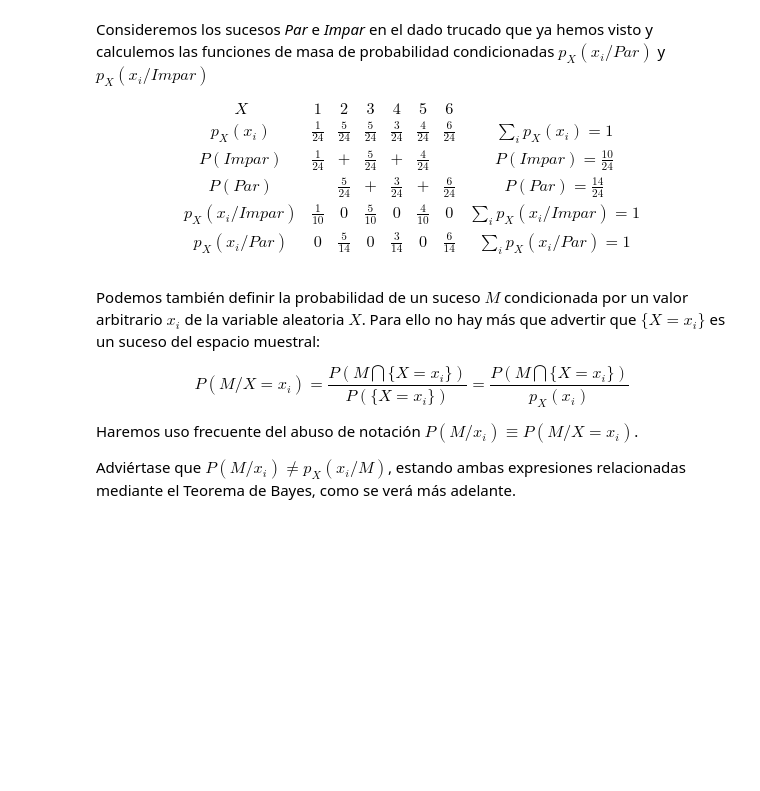
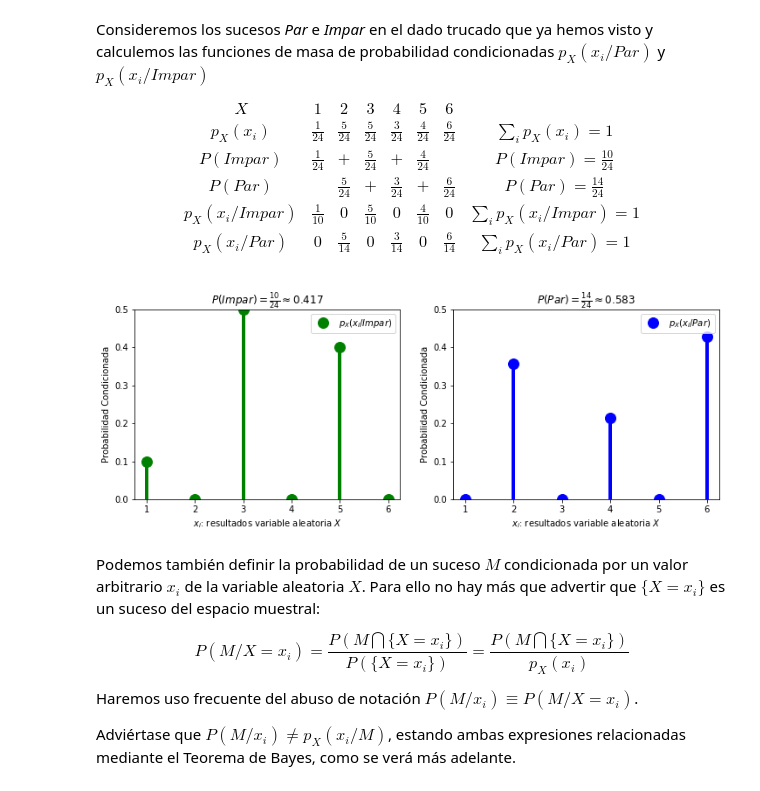
Before and after one commit to jruizalz/EPE-ULPGC, a Jupyter notebook: Bloque_2/2.VariableDiscreta.ipynb, the cells around one changed output. Drawn from its saved outputs; the diff is of its cells as text; code cells hidden in the pictures; blank space fills up the shorter version.

```diff
--- a/Bloque_2/2.VariableDiscreta.ipynb
+++ b/Bloque_2/2.VariableDiscreta.ipynb
@@ -80,6 +114,36 @@ $$
   p_X(x_i/Par) & 0 & \frac{5}{14} & 0 & \frac{3}{14} & 0 & \frac{6}{14} & \sum_i p_X(x_i/Par)=1
  \end{array}
 $$
+# %%
+P_impar=dadoMalo.pmf(xk)[0::2].sum()
+P_par  =dadoMalo.pmf(xk)[1::2].sum()
+
+pk_impar = np.array(pk)*np.array([1,0,1,0,1,0])/P_impar
+dadoMalo_impar = stats.rv_discrete(name='dadoMalo', values=(xk, pk_impar))
+
+pk_par = np.array(pk)*np.array([0,1,0,1,0,1])/P_par
+dadoMalo_par = stats.rv_discrete(name='dadoMalo', values=(xk, pk_par))
+# %%
+fig, ax = plt.subplots(1, 2)
+fig.set_size_inches(12,4)
+ax[0].plot(xk, dadoMalo_impar.pmf(xk), 'go', ms=12, mec='g', label=r'$p_X(x_i/Impar)$')
+ax[0].vlines(xk, 0, dadoMalo_impar.pmf(xk), colors='g', lw=4)
+ax[0].legend(loc='best', frameon=True),
+ax[0].set_title(r'$P(Impar)=\frac{10}{24}\approx 0.417$'),
+ax[0].set_xlabel(r'$x_i$: resultados variable aleatoria $X$')
+ax[0].set_ylabel('Probabilidad Condicionada')
+ax[0].set_ylim(0,0.5)
+
+ax[1].plot(xk, dadoMalo_par.pmf(xk), 'bo', ms=12, mec='b', label=r'$p_X(x_i/Par)$')
+ax[1].vlines(xk, 0, dadoMalo_par.pmf(xk), colors='b', lw=4)
+ax[1].legend(loc='best', frameon=True),
+ax[1].set_title(r'$P(Par)=\frac{14}{24} \approx 0.583$'),
+ax[1].set_xlabel(r'$x_i$: resultados variable aleatoria $X$')
+ax[1].set_ylabel('Probabilidad Condicionada')
+ax[1].set_ylim(0,0.5)
+plt.show()
+# %% [output]
+[figure, added]
 # %% [markdown]
 Podemos también definir la probabilidad de un suceso $M$ condicionada por un valor arbitrario $x_i$ de la variable aleatoria $X$. Para ello no hay más que advertir que $\{X=x_i\}$ es un suceso del espacio muestral:
 
```
Also changed, not shown: parts of 12 cells of this notebook.
